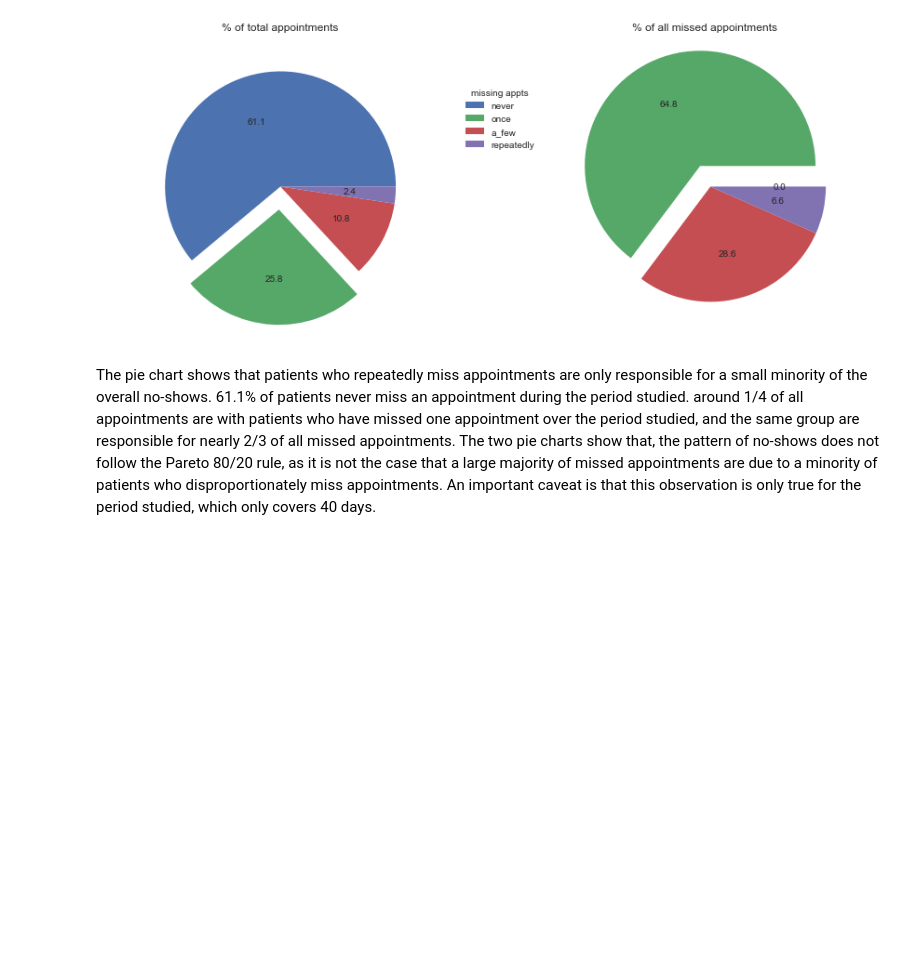
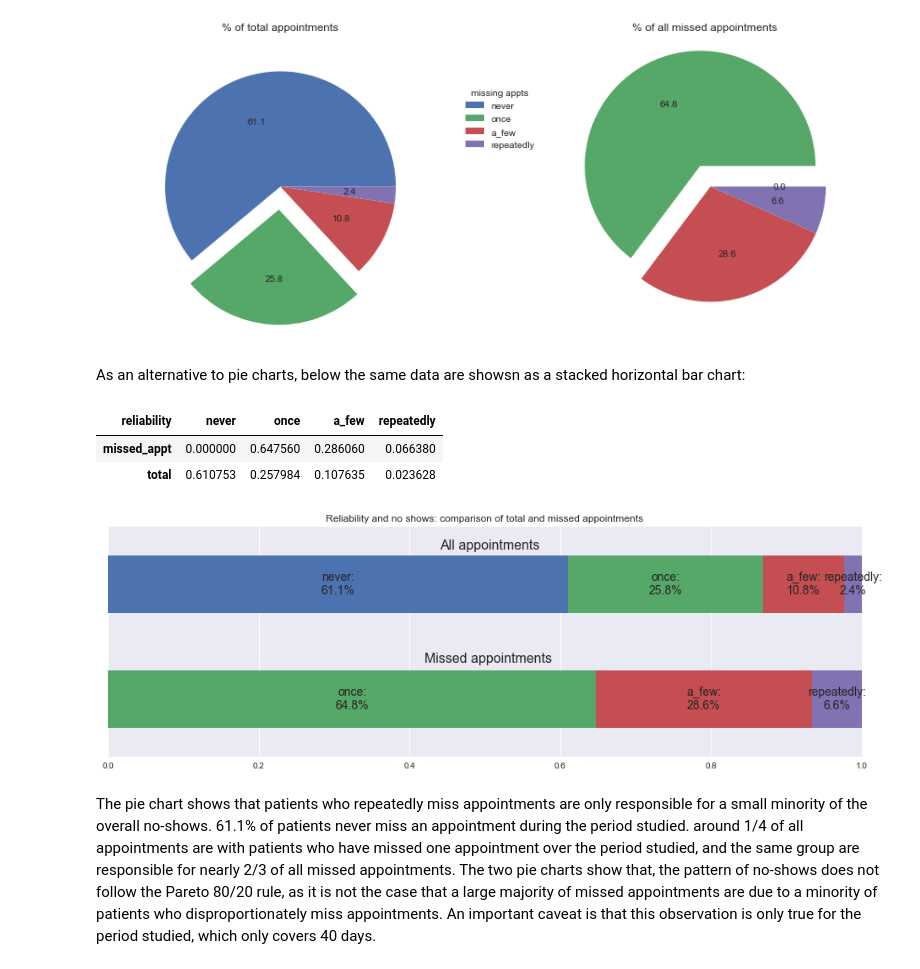
Before and after one commit to PierreHentges/DAND, a Jupyter notebook: t1p3/dand-project-investigate-a-dataset_final.ipynb, the cells around one changed output. Saved outputs shown, nothing was run; the diff lists cells and outputs as text; code cells hidden in the pictures; blank space fills up the shorter version.

```diff
--- a/t1p3/dand-project-investigate-a-dataset_final.ipynb
+++ b/t1p3/dand-project-investigate-a-dataset_final.ipynb
@@ -1068,7 +1156,8 @@ yes = [] #list for proportion of missed appointments with patients that possess
 no = []  #list for proportion of missed appointments with patients that do not possess a characteristic
 
 for characteristic in characteristics:
-    result=df.groupby(characteristic).no_show.value_counts(normalize=True).unstack()['Yes']
+    ##result=df.groupby(characteristic).no_show.value_counts(normalize=True).unstack()['Yes']
+    result=NSP(characteristic)
     print("proportion no-show appointments, patients with {} : {} ; without: {}".format(characteristic,result.loc[True],result.loc[False]))
     yes.append(result.loc[True])
     no.append(result.loc[False])
@@ -1130,3 +1219,8 @@ df_patients.head()
 | 22638656 | 2.0 | NaN |
 | 52168938 | 2.0 | NaN |
 | 54223998 | 1.0 | NaN |
+# %%
+#create new df on basis of unique patient ID and columns with kept (No) and missed (Yes) appointments
+df_patients = df.groupby(['patientid']).no_show.value_counts().unstack()
+#df_patients = NSP('patientid', missed_only=False)
+df_patients.head()
@@ -1446,6 +1560,44 @@ ax2.set_title('% of all missed appointments')
 ax2.axis('equal');
 # %% [output]
 [figure]
+# %% [markdown]
+As an alternative to pie charts, below the same data are showsn as a stacked horizontal bar chart:
+# %%
+reliability_appt_props=df_patients.groupby('reliability').missed_appt.sum().to_frame()
+reliability_appt_props=reliability_appt_props/reliability_appt_props.sum()
+reliability_appt_props['total']=df_patients.groupby('reliability').total_appt.sum()/df_patients.groupby('reliability').total_appt.sum().sum()
+reliability_appt_props=reliability_appt_props.transpose()
+reliability_appt_props
+# %% [output]
+| reliability | never | once | a_few | repeatedly |
+| missed_appt | 0.000000 | 0.647560 | 0.286060 | 0.066380 |
+| total | 0.610753 | 0.257984 | 0.107635 | 0.023628 |
+# %%
+#generate horizontal bar chart to compare wait category proportions of total and no-show appointments
+ax=reliability_appt_props.plot.barh(stacked=True, legend=None,figsize=(16,5))
+
+#generate and format labels for stacked bar segments, adapted from https://stackoverflow.com/a/39280239
+labels = []
+for j in reliability_appt_props.columns: #loop to format label text
+    for i in reliability_appt_props.index:
+        label = "{0}:\n{1:.1f}%".format(j,reliability_appt_props.loc[i][j]*100)
+        labels.append(label)
+patches = ax.patches
+for label, rect in zip(labels, patches): #loop to position labels
+    width = rect.get_width()
+    if width > 0:
+        x = rect.get_x()
+        y = rect.get_y()
+        height = rect.get_height()
+        ax.text(x + width/2., y + height/2., label, ha='center', va='center',fontsize=14)
+
+plt.xlim((0,1)) # 0 - 100%
+plt.text(0.44,1.3,"All appointments",fontsize=16) #label whole bar in figure
+plt.text(0.42,0.32,"Missed appointments",fontsize=16)
+ax.set_yticklabels([""]) #don't label bar on y axis
+ax.set_title('Reliability and no shows: comparison of total and missed appointments');
+# %% [output]
+[figure, added]
 # %% [markdown]
 The pie chart shows that patients who repeatedly miss appointments are only responsible for a small minority of the overall no-shows.
 61.1% of patients never miss an appointment during the period studied. around 1/4 of all appointments are with patients who have missed one appointment over the period studied, and the same group are responsible for nearly 2/3 of all missed appointments.
```
Also changed, not shown: parts of 28 cells of this notebook, 10 other files.
